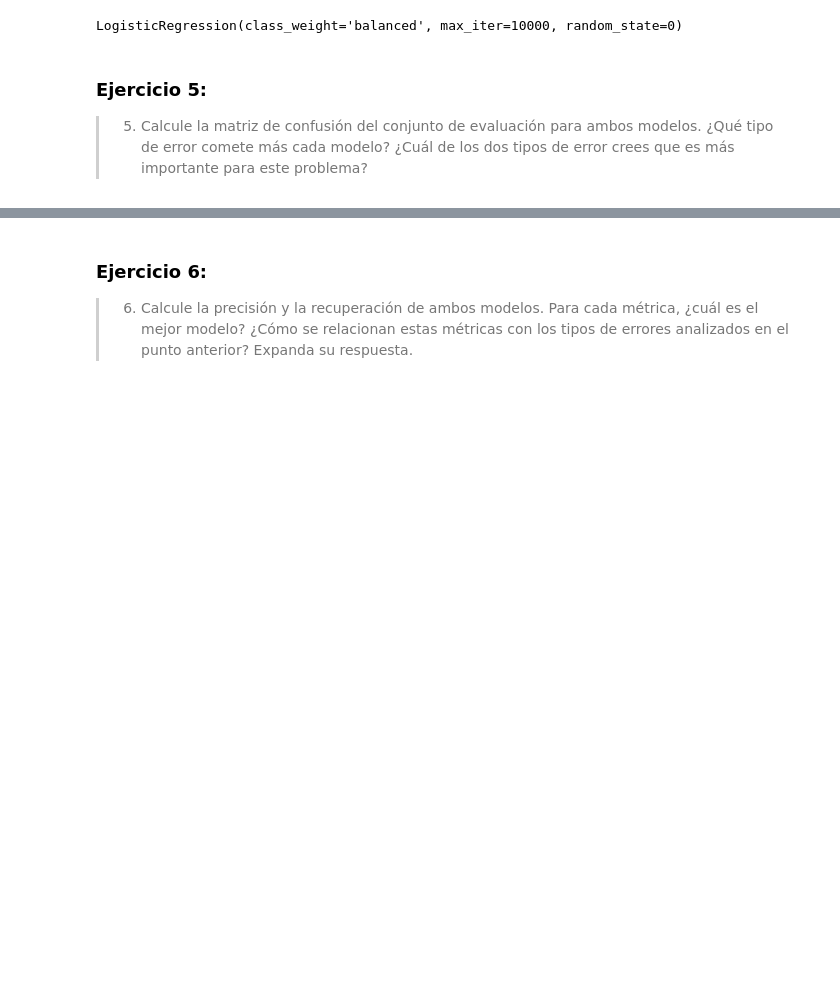
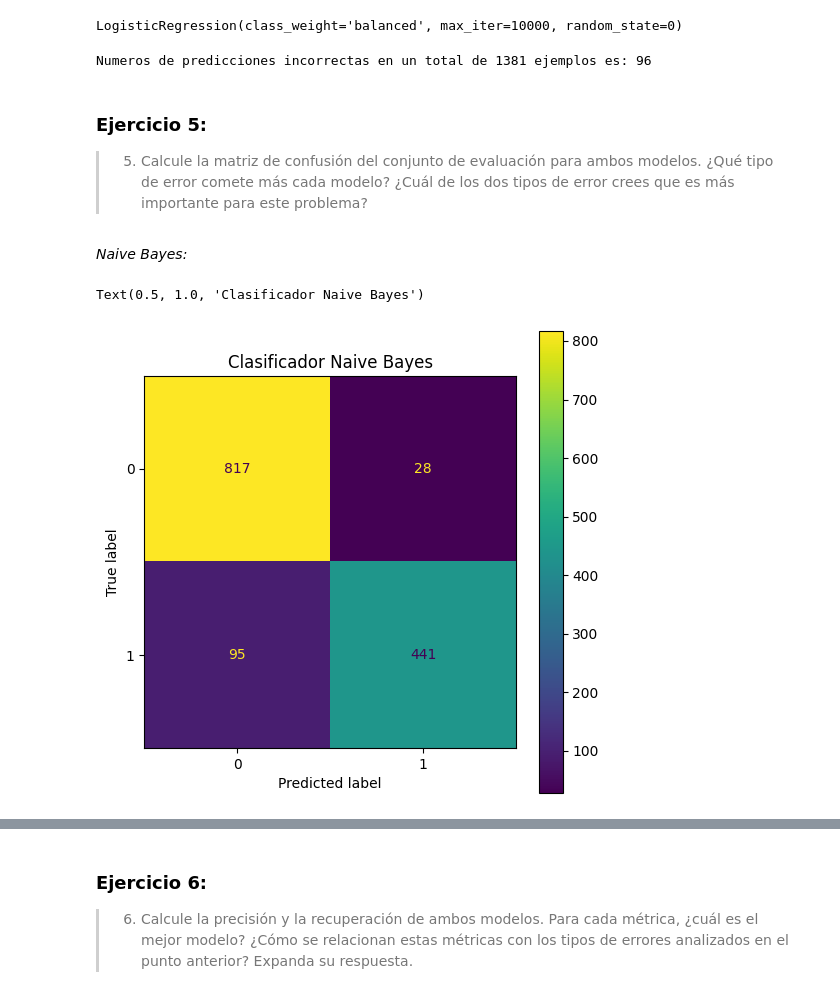
Before and after one commit to brunomaso1/uba-ceia, a Jupyter notebook: ceia-ia/practico/trabajo_practico_3/Trabajo practico 3 - Solucion.ipynb, the cells around one changed output, grey strips where cells are left out. Drawn from its saved outputs; the diff is of its cells as text; code cells hidden in the pictures; blank space fills up the shorter version.

```diff
--- a/ceia-ia/practico/trabajo_practico_3/Trabajo practico 3 - Solucion.ipynb
+++ b/ceia-ia/practico/trabajo_practico_3/Trabajo practico 3 - Solucion.ipynb
@@ -195,9 +231,12 @@ X_train, X_test, y_train, y_test= train_test_split(X, y, test_size = 0.3)
 # %%
 # Escalamos los datos.
 minmax_scaler = MinMaxScaler()
-X_train_scaled = minmax_scaler.fit_transform(X_train)
-X_test_scaled = minmax_scaler.transform(X_test)
+X_train_minmax_scaled = minmax_scaler.fit_transform(X_train)
+X_test_minmax_scaled = minmax_scaler.transform(X_test)
 
 # Lo transformamos en DataFrames
-X_train_scaled = pd.DataFrame(X_train_scaled, columns=X.columns)
-X_test_scaled = pd.DataFrame(X_test_scaled, columns=X.columns)
+X_train_minmax_scaled = pd.DataFrame(X_train_minmax_scaled, columns=X.columns)
+X_test_minmax_scaled = pd.DataFrame(X_test_minmax_scaled, columns=X.columns)
+# %%
+clf_naive_bayes = MultinomialNB()
+clf_naive_bayes.fit(X_train_minmax_scaled, y_train)
@@ -220,6 +266,26 @@ classifier_balance.fit(X_train, y_train)
 # %% [output]
 LogisticRegression(class_weight='balanced', max_iter=10000, random_state=0)
+# %%
+y_pred = clf_log_reg.predict(X_test_std_scaled)
+print("Numeros de predicciones incorrectas en un total de %d ejemplos es: %d" % (X_test.shape[0], (y_test != y_pred).sum()))
+# %% [output]
+Numeros de predicciones incorrectas en un total de 1381 ejemplos es: 96
 # %% [markdown]
 ### Ejercicio 5:
 
 > 5. Calcule la matriz de confusión del conjunto de evaluación para ambos modelos. ¿Qué tipo de error comete más cada modelo? ¿Cuál de los dos tipos de error crees que es más importante para este problema?
+# %% [markdown]
+*Naive Bayes:*
+# %%
+y_pred_naive_bayes = clf_naive_bayes.predict(X_test_minmax_scaled)
+conf_matrix_bayes = confusion_matrix(y_test, y_pred_naive_bayes)
+
+disp = ConfusionMatrixDisplay(confusion_matrix=conf_matrix_bayes)
+
+fig, ax = plt.subplots(figsize=(6,6))
+ax.grid(False)
+disp.plot(ax=ax)
+ax.set_title("Clasificador Naive Bayes")
+# %% [output]
+Text(0.5, 1.0, 'Clasificador Naive Bayes')
+[figure, added]
```
Also changed, not shown: parts of 23 cells of this notebook, 2 other files.
